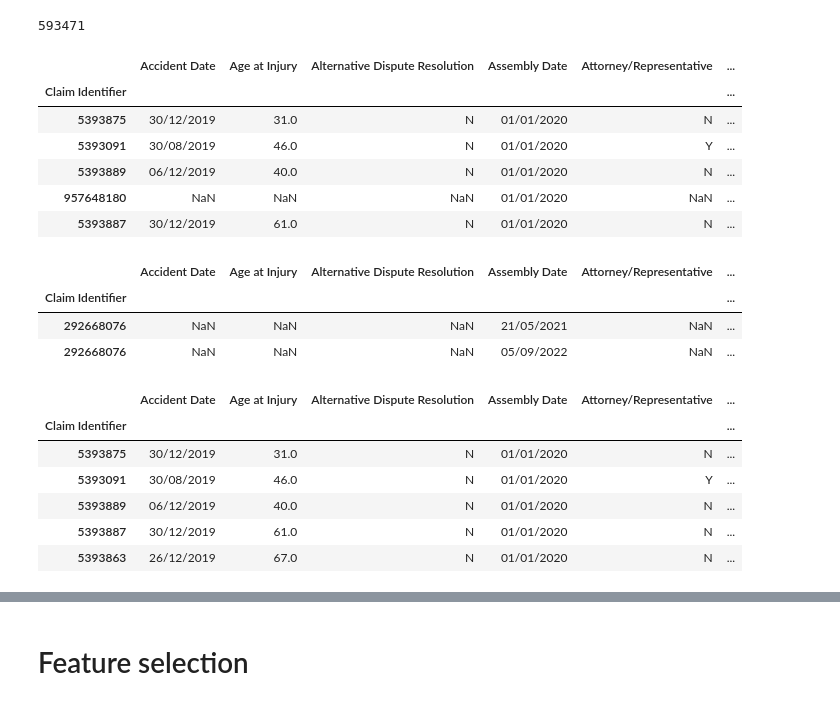
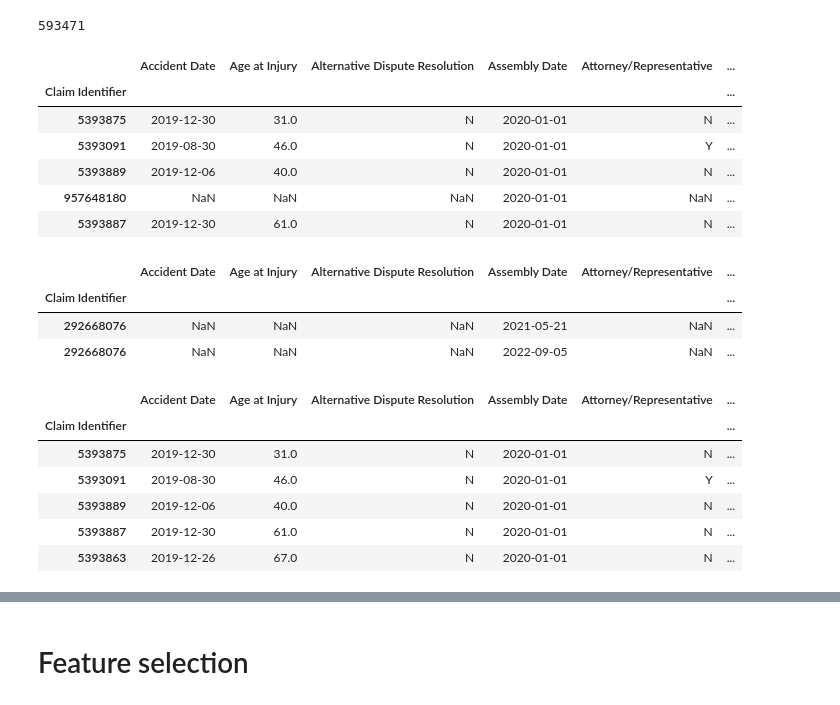
Before and after one commit to RLopes2327/Group17_ML2425, a Jupyter notebook: RL-notebook.ipynb, the cells around one changed output, grey strips where cells are left out. Drawn from its saved outputs; the diff is of its cells as text; code cells hidden in the pictures.

```diff
--- a/RL-notebook.ipynb
+++ b/RL-notebook.ipynb
@@ -36,8 +36,8 @@ from sklearn.metrics import confusion_matrix
 
 #test data don't have Agreement Reached, WCB Decision and Claim Injury Type (this one make sense)
 # %%
-train_data = pd.read_csv('train_data.csv', sep=';')
-test_data = pd.read_csv('test_data.csv', sep=',')
+train_data = pd.read_csv('train_data.csv')
+test_data = pd.read_csv('test_data.csv')
 #what does this warning mean?
 # %%
 pd.set_option('display.max_columns', None) #to display all columns
@@ -160,29 +196,29 @@ train_data.head()
 # %% [output]
 |  | Accident Date | Age at Injury | Alternative Dispute Resolution | Assembly Date | Attorney/Representative | ... |
 | Claim Identifier |  |  |  |  |  | ... |
-| 5393875 | 30/12/2019 | 31.0 | N | 01/01/2020 | N | ... |
-| 5393091 | 30/08/2019 | 46.0 | N | 01/01/2020 | Y | ... |
-| 5393889 | 06/12/2019 | 40.0 | N | 01/01/2020 | N | ... |
-| 957648180 | NaN | NaN | NaN | 01/01/2020 | NaN | ... |
-| 5393887 | 30/12/2019 | 61.0 | N | 01/01/2020 | N | ... |
+| 5393875 | 2019-12-30 | 31.0 | N | 2020-01-01 | N | ... |
+| 5393091 | 2019-08-30 | 46.0 | N | 2020-01-01 | Y | ... |
+| 5393889 | 2019-12-06 | 40.0 | N | 2020-01-01 | N | ... |
+| 957648180 | NaN | NaN | NaN | 2020-01-01 | NaN | ... |
+| 5393887 | 2019-12-30 | 61.0 | N | 2020-01-01 | N | ... |
 # %%
-train_data[train_data.index == 292668076] #to delete, no info
+train_data[train_data.index == 292668076] #to delete, no info and duplicate
 # %% [output]
 |  | Accident Date | Age at Injury | Alternative Dispute Resolution | Assembly Date | Attorney/Representative | ... |
 | Claim Identifier |  |  |  |  |  | ... |
-| 292668076 | NaN | NaN | NaN | 21/05/2021 | NaN | ... |
-| 292668076 | NaN | NaN | NaN | 05/09/2022 | NaN | ... |
+| 292668076 | NaN | NaN | NaN | 2021-05-21 | NaN | ... |
+| 292668076 | NaN | NaN | NaN | 2022-09-05 | NaN | ... |
 # %%
 train_data.drop(292668076, inplace=True) #delete the rows
-train_data.drop(['OIICS Nature of Injury Description', 'WCB Decision'], axis=1, inplace=True) #delete the column, just nan values
-train_data = train_data[train_data['Age at Injury'] >= 16] #can't work if they are younger than 16
+train_data.drop(['OIICS Nature of Injury Description', 'WCB Decision', 'C-3 Date', 'First Hearing Date', 'IME-4 Count'], axis=1, inplace=True) #delete the column, just nan values or one value
+train_data = train_data[(train_data['Age at Injury'] >= 16) & (train_data['Age at Injury'] <= 70)] #can't work if they are younger than 16
 train_data.dropna(subset=['Claim Injury Type'], inplace=True) #delete the rows with missing values in Claim Injury Type
 train_data.head()
 # %% [output]
 |  | Accident Date | Age at Injury | Alternative Dispute Resolution | Assembly Date | Attorney/Representative | ... |
 | Claim Identifier |  |  |  |  |  | ... |
-| 5393875 | 30/12/2019 | 31.0 | N | 01/01/2020 | N | ... |
-| 5393091 | 30/08/2019 | 46.0 | N | 01/01/2020 | Y | ... |
-| 5393889 | 06/12/2019 | 40.0 | N | 01/01/2020 | N | ... |
-| 5393887 | 30/12/2019 | 61.0 | N | 01/01/2020 | N | ... |
-| 5393863 | 26/12/2019 | 67.0 | N | 01/01/2020 | N | ... |
+| 5393875 | 2019-12-30 | 31.0 | N | 2020-01-01 | N | ... |
+| 5393091 | 2019-08-30 | 46.0 | N | 2020-01-01 | Y | ... |
+| 5393889 | 2019-12-06 | 40.0 | N | 2020-01-01 | N | ... |
+| 5393887 | 2019-12-30 | 61.0 | N | 2020-01-01 | N | ... |
+| 5393863 | 2019-12-26 | 67.0 | N | 2020-01-01 | N | ... |
```
Also changed, not shown: parts of 34 cells of this notebook, 1 other file.
